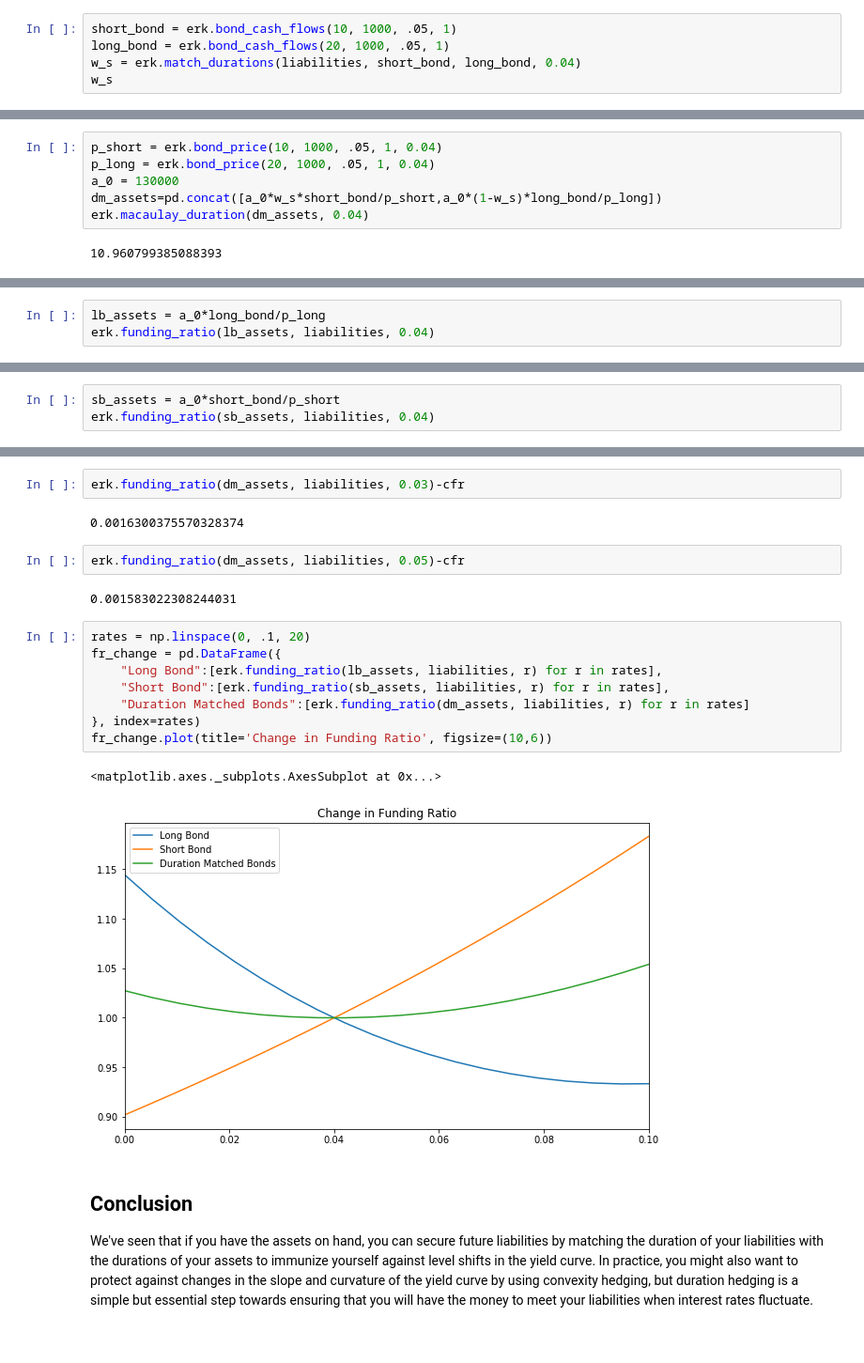
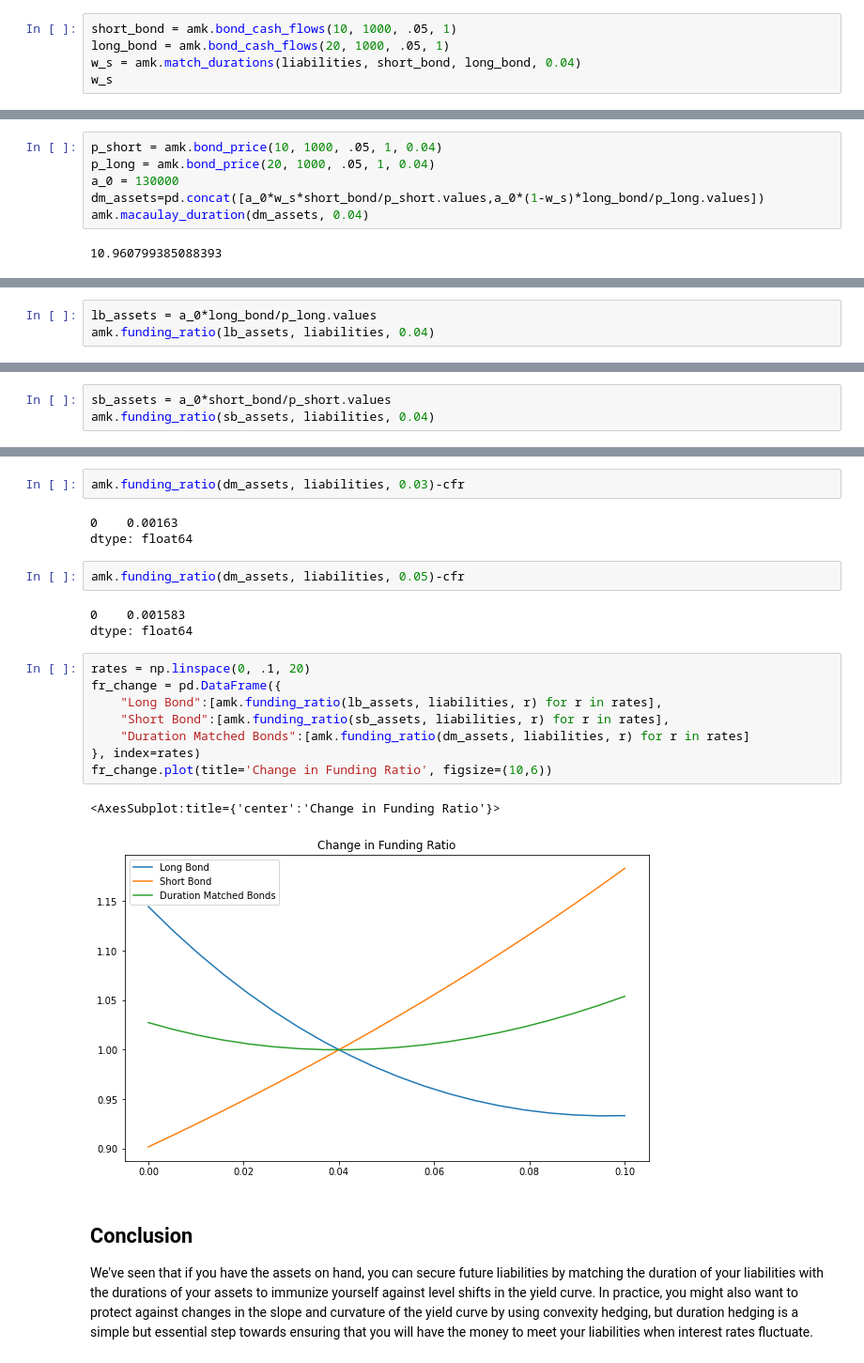
Before and after one commit to ilias-m-n/Coursera, a Jupyter notebook: Investment_Mgmt_with_Python_and_ML/01_Intro_to_Portfolio_Constr_and_Analysis/126_GHPConstruction_DurationMatching.ipynb, the cells around one changed output, grey strips where cells are left out. Shown: that part at 94% size. Saved outputs shown, nothing was run; the diff lists cells and outputs as text.

```diff
--- a/Investment_Mgmt_with_Python_and_ML/01_Intro_to_Portfolio_Constr_and_Analysis/126_GHPConstruction_DurationMatching.ipynb
+++ b/Investment_Mgmt_with_Python_and_ML/01_Intro_to_Portfolio_Constr_and_Analysis/126_GHPConstruction_DurationMatching.ipynb
@@ -176,16 +108,16 @@ def funding_ratio(assets, liabilities, r):
 # %%
-short_bond = erk.bond_cash_flows(10, 1000, .05, 1)
-long_bond = erk.bond_cash_flows(20, 1000, .05, 1)
-w_s = erk.match_durations(liabilities, short_bond, long_bond, 0.04)
+short_bond = amk.bond_cash_flows(10, 1000, .05, 1)
+long_bond = amk.bond_cash_flows(20, 1000, .05, 1)
+w_s = amk.match_durations(liabilities, short_bond, long_bond, 0.04)
 w_s
 # %% [output]
 0.48263092069478974
 # %%
-p_short = erk.bond_price(10, 1000, .05, 1, 0.04)
-p_long = erk.bond_price(20, 1000, .05, 1, 0.04)
+p_short = amk.bond_price(10, 1000, .05, 1, 0.04)
+p_long = amk.bond_price(20, 1000, .05, 1, 0.04)
 a_0 = 130000
-dm_assets=pd.concat([a_0*w_s*short_bond/p_short,a_0*(1-w_s)*long_bond/p_long])
-erk.macaulay_duration(dm_assets, 0.04)
+dm_assets=pd.concat([a_0*w_s*short_bond/p_short.values,a_0*(1-w_s)*long_bond/p_long.values])
+amk.macaulay_duration(dm_assets, 0.04)
 # %% [output]
 10.960799385088393
 # %%
@@ -200,4 +133,4 @@ cfr
 # %%
-lb_assets = a_0*long_bond/p_long
-erk.funding_ratio(lb_assets, liabilities, 0.04)
+lb_assets = a_0*long_bond/p_long.values
+amk.funding_ratio(lb_assets, liabilities, 0.04)
 # %% [output]
@@ -205,4 +139,4 @@ erk.funding_ratio(lb_assets, liabilities, 0.04)
 # %%
-sb_assets = a_0*short_bond/p_short
-erk.funding_ratio(sb_assets, liabilities, 0.04)
+sb_assets = a_0*short_bond/p_short.values
+amk.funding_ratio(sb_assets, liabilities, 0.04)
 # %% [output]
@@ -226,22 +165,24 @@ erk.funding_ratio(sb_assets, liabilities, 0.05)-cfr
 # %%
-erk.funding_ratio(dm_assets, liabilities, 0.03)-cfr
+amk.funding_ratio(dm_assets, liabilities, 0.03)-cfr
 # %% [output]
-0.0016300375570328374
+0    0.00163
+dtype: float64
 # %%
-erk.funding_ratio(dm_assets, liabilities, 0.05)-cfr
+amk.funding_ratio(dm_assets, liabilities, 0.05)-cfr
 # %% [output]
-0.001583022308244031
+0    0.001583
+dtype: float64
 # %%
 rates = np.linspace(0, .1, 20)
 fr_change = pd.DataFrame({
-    "Long Bond":[erk.funding_ratio(lb_assets, liabilities, r) for r in rates],
-    "Short Bond":[erk.funding_ratio(sb_assets, liabilities, r) for r in rates],
-    "Duration Matched Bonds":[erk.funding_ratio(dm_assets, liabilities, r) for r in rates]
+    "Long Bond":[amk.funding_ratio(lb_assets, liabilities, r) for r in rates],
+    "Short Bond":[amk.funding_ratio(sb_assets, liabilities, r) for r in rates],
+    "Duration Matched Bonds":[amk.funding_ratio(dm_assets, liabilities, r) for r in rates]
 }, index=rates)
 fr_change.plot(title='Change in Funding Ratio', figsize=(10,6))
 # %% [output]
-<matplotlib.axes._subplots.AxesSubplot at 0x...>
+<AxesSubplot:title={'center':'Change in Funding Ratio'}>
-[figure, old version]
+[figure, new version]
 # %% [markdown]
 ## Conclusion
 
```
Also changed, not shown: parts of 23 cells of this notebook, 22 other files.
